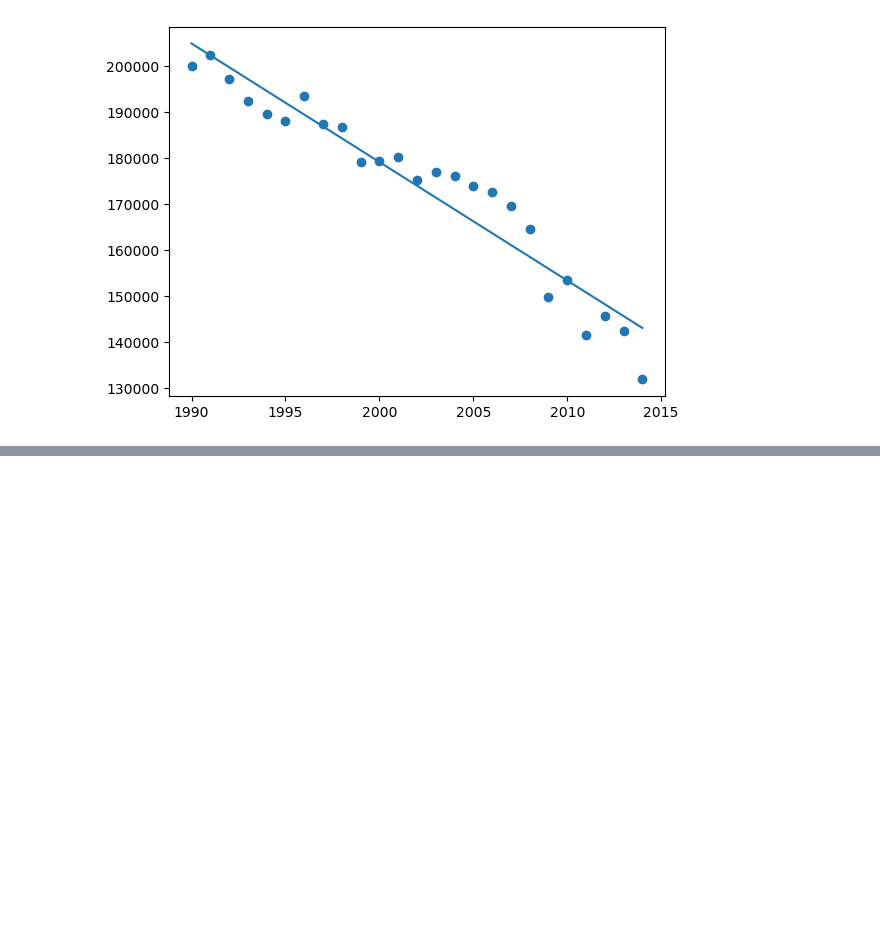
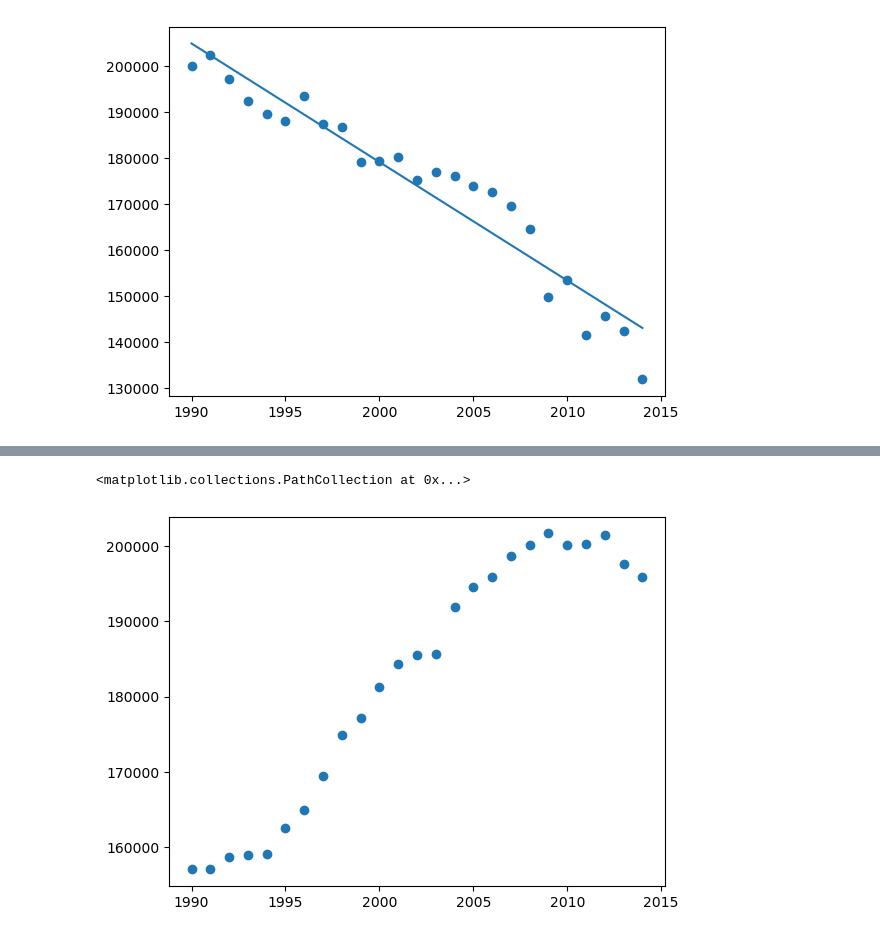
Before and after one commit to Thomas-Nguyen12/Weather_website, a Jupyter notebook: forecast.ipynb, the cells around one changed output, grey strips where cells are left out. Cells and saved outputs as stored; diff of their text form; code cells hidden in the pictures; blank space fills up the shorter version.

```diff
--- a/forecast.ipynb
+++ b/forecast.ipynb
@@ -230,0 +282,7 @@ Reshape your data either using array.reshape(-1, 1) if your data has a single fe
+# %%
+australia = df[df.country_or_area == "Australia"]
+
+australia = australia.groupby(["year"])["value"].mean()
+australia = pd.DataFrame(australia)
+australia["year"] = [i for i in australia.index]
+australia
@@ -230,0 +308,5 @@ Reshape your data either using array.reshape(-1, 1) if your data has a single fe
+# %%
+plt.scatter(australia.year, australia.value)
+# %% [output]
+<matplotlib.collections.PathCollection at 0x...>
+[figure, added]
```
Also changed, not shown: parts of 17 cells of this notebook, 6 other files.
